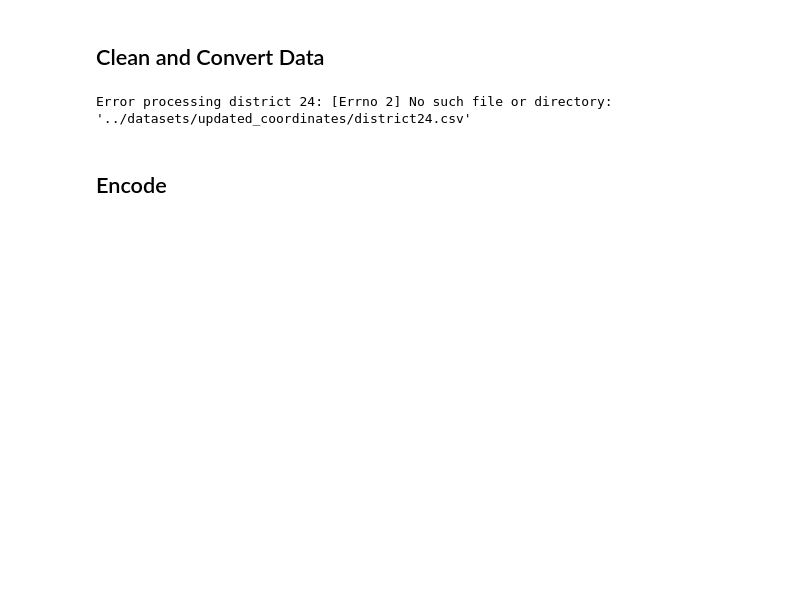
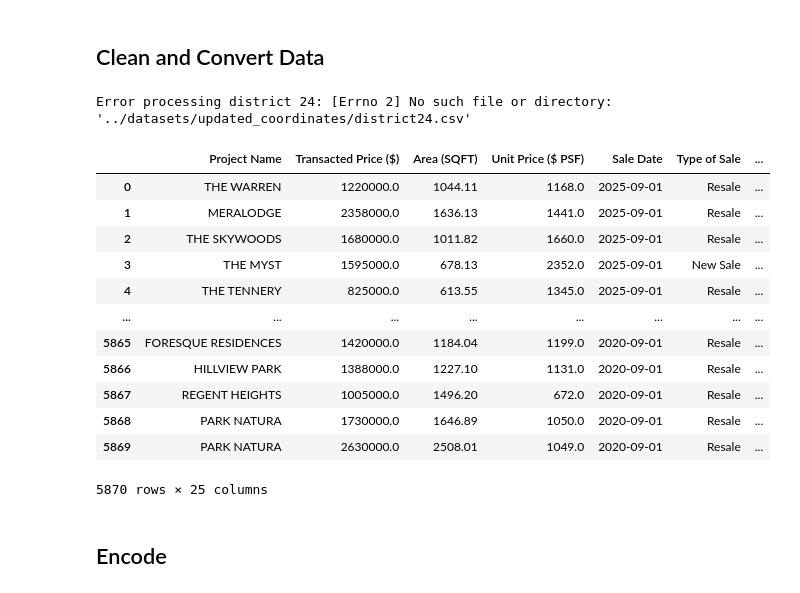
Before and after one commit to angelinemarcelle/COMP3522_Singapore_Private_Residential_Properties_Price_Analysis, a Jupyter notebook: notebooks/prep_data.ipynb, the cells around one changed output. Saved outputs shown, nothing was run; the diff lists cells and outputs as text; code cells hidden in the pictures; blank space fills up the shorter version.

```diff
--- a/notebooks/prep_data.ipynb
+++ b/notebooks/prep_data.ipynb
@@ -42,6 +56,22 @@ for district_num in range(1, 29):
         continue
 # %% [output]
 Error processing district 24: [Errno 2] No such file or directory: '../datasets/updated_coordinates/district24.csv'
+# %%
+df
+# %% [output]
+|  | Project Name | Transacted Price ($) | Area (SQFT) | Unit Price ($ PSF) | Sale Date | Type of Sale | ... |
+| 0 | THE WARREN | 1220000.0 | 1044.11 | 1168.0 | 2025-09-01 | Resale | ... |
+| 1 | MERALODGE | 2358000.0 | 1636.13 | 1441.0 | 2025-09-01 | Resale | ... |
+| 2 | THE SKYWOODS | 1680000.0 | 1011.82 | 1660.0 | 2025-09-01 | Resale | ... |
+| 3 | THE MYST | 1595000.0 | 678.13 | 2352.0 | 2025-09-01 | New Sale | ... |
+| 4 | THE TENNERY | 825000.0 | 613.55 | 1345.0 | 2025-09-01 | Resale | ... |
+| ... | ... | ... | ... | ... | ... | ... | ... |
+| 5865 | FORESQUE RESIDENCES | 1420000.0 | 1184.04 | 1199.0 | 2020-09-01 | Resale | ... |
+| 5866 | HILLVIEW PARK | 1388000.0 | 1227.10 | 1131.0 | 2020-09-01 | Resale | ... |
+| 5867 | REGENT HEIGHTS | 1005000.0 | 1496.20 | 672.0 | 2020-09-01 | Resale | ... |
+| 5868 | PARK NATURA | 1730000.0 | 1646.89 | 1050.0 | 2020-09-01 | Resale | ... |
+| 5869 | PARK NATURA | 2630000.0 | 2508.01 | 1049.0 | 2020-09-01 | Resale | ... |
+5870 rows × 25 columns
 # %% [markdown]
 ## Encode
 # %%
```
Also changed, not shown: parts of 17 cells of this notebook.
